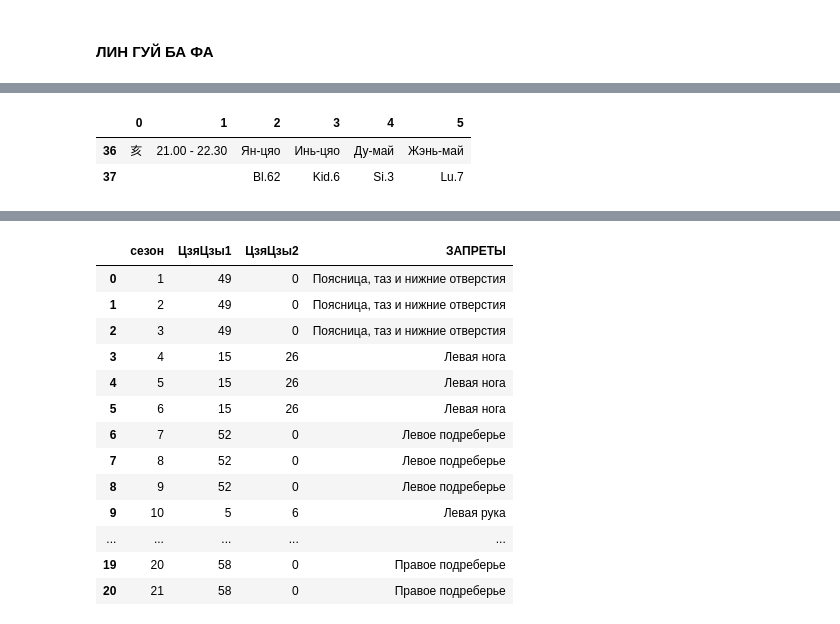
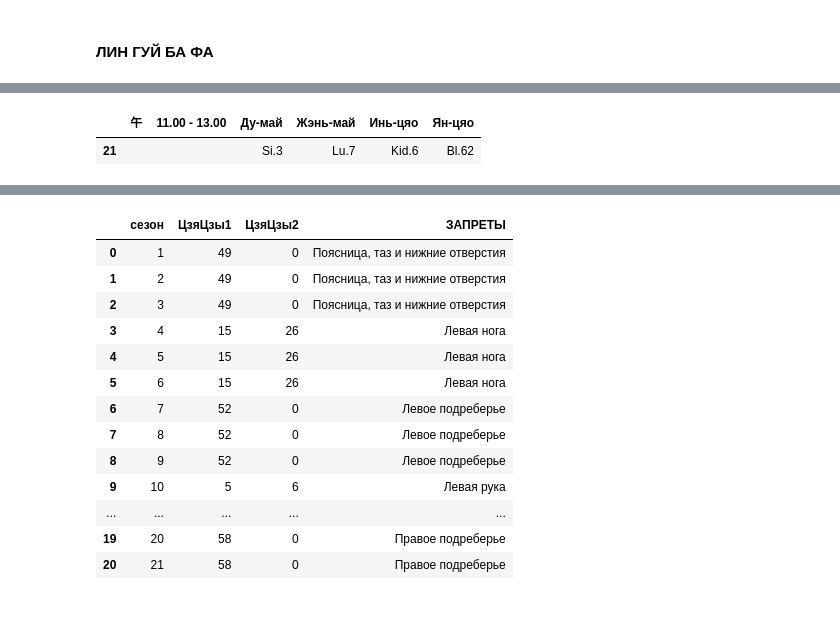
Before and after one commit to Sonnenbergenfluganschluss/BaZi, a Jupyter notebook: app.ipynb, the cells around one changed output, grey strips where cells are left out. Cells and saved outputs as stored; diff of their text form; code cells hidden in the pictures.

```diff
--- a/app.ipynb
+++ b/app.ipynb
@@ -511,12 +511,11 @@ try:
                                                 tai_yan_ba_fa[tai_yan_ba_fa["0"]==current_hour_china[1]].index[0] + 2]
 except:
     current_hour_taiyan = tai_yan_ba_fa.iloc[tai_yan_ba_fa[tai_yan_ba_fa["0"]==current_hour_china[1]].index[0]:]
-# %%
-current_hour_taiyan
-# %% [output]
-|  | 0 | 1 | 2 | 3 | 4 | 5 |
-| 36 | 亥 | 21.00 - 22.30 | Ян-цяо | Инь-цяо | Ду-май | Жэнь-май |
-| 37 |  |  | Bl.62 | Kid.6 | Si.3 | Lu.7 |
+# %%
+current_hour_taiyan.rename(columns=current_hour_taiyan.iloc[0]).drop(current_hour_taiyan.index[0])
+# %% [output]
+|  | 午 | 11.00 - 13.00 | Ду-май | Жэнь-май | Инь-цяо | Ян-цяо |
+| 21 |  |  | Si.3 | Lu.7 | Kid.6 | Bl.62 |
 # %%
 current_hour_china[1]
 # %% [output]
```
Also changed, not shown: parts of 5 cells of this notebook, 1 other file.
